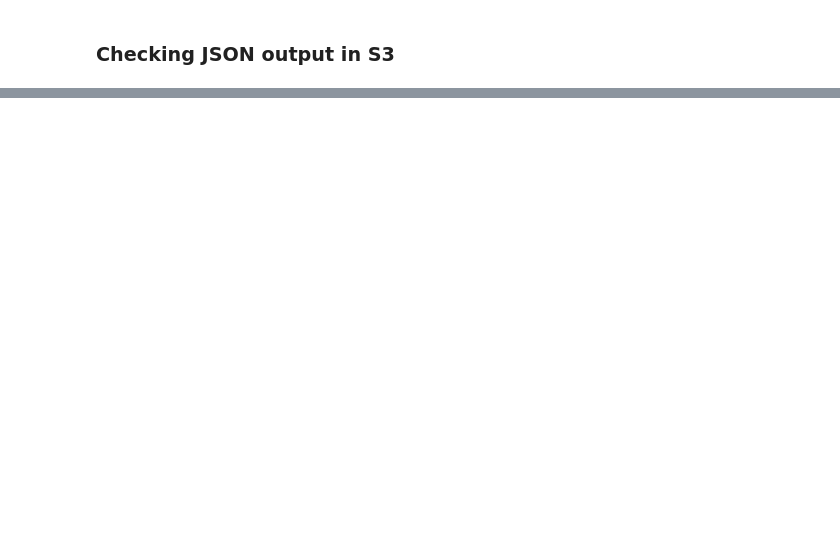
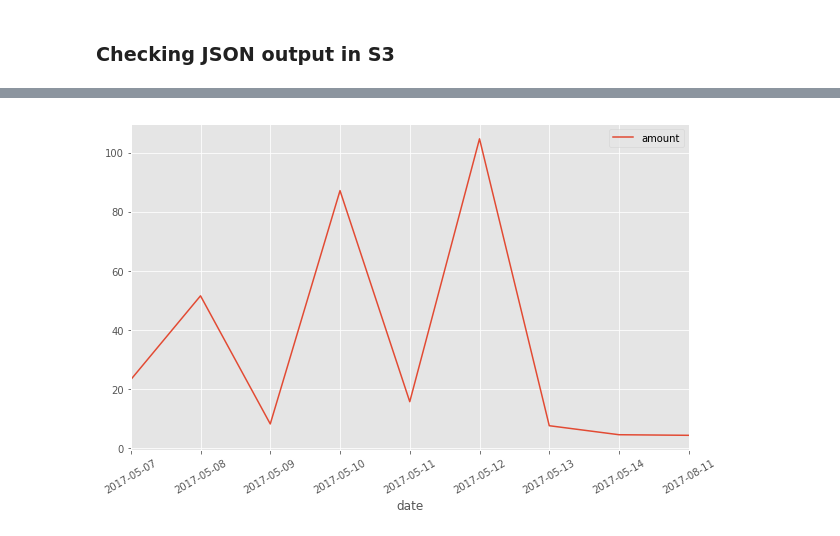
Before and after one commit to FraPochetti/KagglePlaygrounds, a Jupyter notebook: textract-expenses.ipynb, the cells around one changed output, grey strips where cells are left out. Saved outputs shown, nothing was run; the diff lists cells and outputs as text; code cells hidden in the pictures; blank space fills up the shorter version.

```diff
--- a/textract-expenses.ipynb
+++ b/textract-expenses.ipynb
@@ -128,0 +155,10 @@ print(json.dumps(json_content, indent=2))
+# %%
+jsons = []
+for extract in bucket.objects.filter():
+    if ".json" in extract.key:
+        content_object = s3.Object(extract.bucket_name, extract.key)
+        file_content = content_object.get()['Body'].read().decode('utf-8')
+        jsons.append(json.loads(file_content))
+# %%
+expenses = pd.concat([pd.DataFrame(j, index=[0]) for j in jsons], ignore_index=True)
+expenses
@@ -128,0 +183,5 @@ print(json.dumps(json_content, indent=2))
+# %%
+expenses.groupby("date")["amount"].sum().reset_index().plot(x="date", y="amount", rot=30, figsize=(10,6))
+plt.show()
+# %% [output]
+[figure, added]
```
Also changed, not shown: parts of 8 cells of this notebook.
